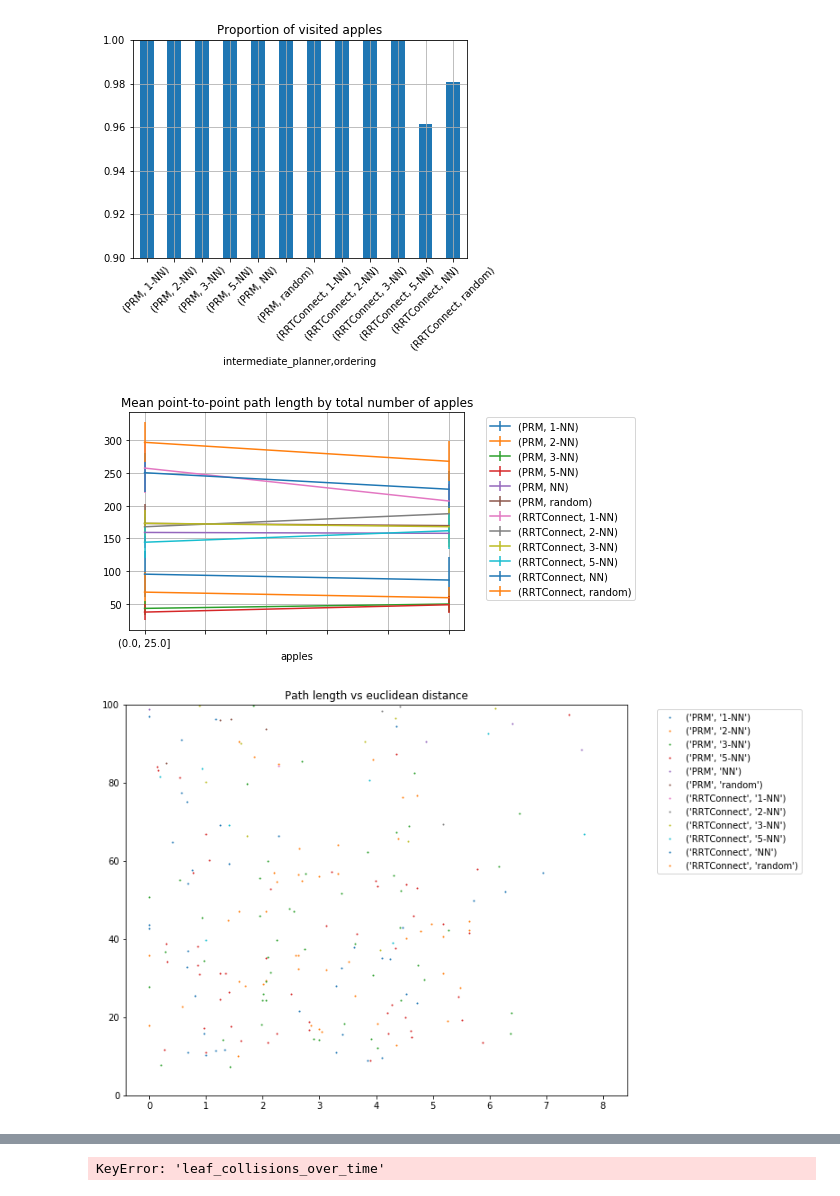
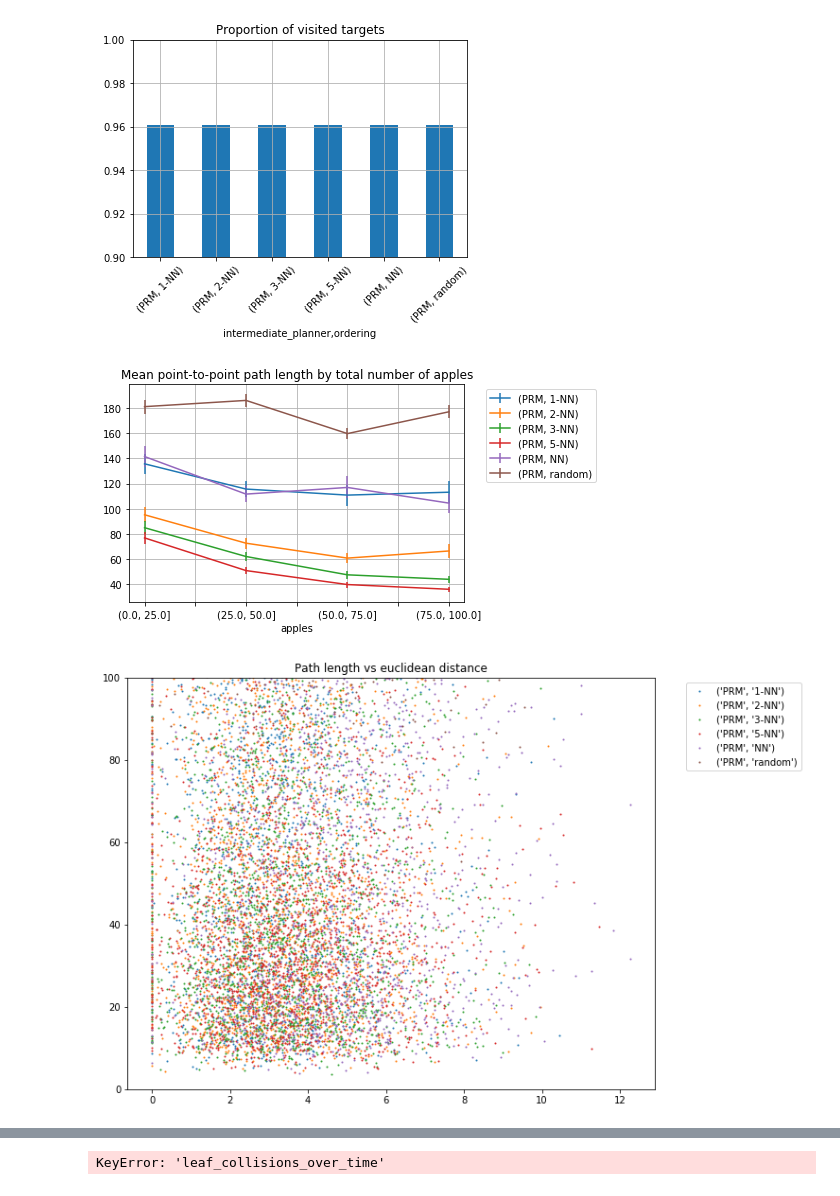
Before and after one commit to werner291/Multigoal-Orchard-Drone-Planning-Library, a Jupyter notebook: analysis/Performance Analysis.ipynb, the cells around one changed output, grey strips where cells are left out. Drawn from its saved outputs; the diff is of its cells as text; code cells hidden in the pictures.

Commit message:
Fixed discrepancy with NearestNeighborpPlanner, then removed it.

```diff
--- a/analysis/Performance Analysis.ipynb
+++ b/analysis/Performance Analysis.ipynb
@@ -5,14 +5,12 @@ import itertools
 import pandas as pd
 import numpy as np
 # %%
-with open('results_test.json') as f:
+with open('results.json') as f:
     data = json.load(f)
 
 data_list = []
 
 for run_idx, run in enumerate(data):
-
-    print(run.keys())
 
     for planner_run in run['planner_runs']:
         for ptp_idx, ptp_run in enumerate(planner_run['segments']):
@@ -69,15 +99,15 @@ plt.show()
 # %%
-# TODO: Should I be taking the mean on a per-run basis? This current method is biased to runs with many apples.
-data_df[(data_df.ptp_idx != 0)]\
-    .groupby(['intermediate_planner', 'ordering'])\
-    .solved.mean()\
-    .plot(kind='bar',rot=45,grid=True)
+solved_agg = data_df[(data_df.ptp_idx != 0)].groupby(['intermediate_planner', 'ordering','run_idx']).agg({'solved':'sum','apples':'first'})
+solved_agg = solved_agg.groupby(['intermediate_planner', 'ordering']).sum()
+solved_proportion = solved_agg.solved / solved_agg.apples
+solved_proportion.plot(kind='bar',rot=45,grid=True)
 
 plt.ylim(0.9,1)
-plt.title('Proportion of visited apples')
+plt.title('Proportion of visited targets')
+plt.savefig('proportion_visited_targets.png')
 plt.show()
 # %% [output]
-[figure, old version]
+[figure, new version]
 # %%
 bins = np.linspace(0,100,5)
 
@@ -92,10 +122,11 @@ for label, df in grouped:
 
 plt.legend(bbox_to_anchor=(1.05, 1))
 plt.title("Mean point-to-point path length by total number of apples")
+plt.savefig('mean_ptp_length_by_num_apples.png')
 plt.grid()
 plt.show()
 # %% [output]
-[figure, old version]
+[figure, new version]
 # %%
 plt.figure(figsize=(10,8))
 for label, df in data_df.groupby(['intermediate_planner', 'ordering']):
@@ -106,7 +137,7 @@ plt.title('Path length vs euclidean distance')
 plt.ylim(0,100)
 plt.show()
 # %% [output]
-[figure, old version]
+[figure, new version]
 # %%
 bins = np.linspace(0,100,5)
 
```
Also changed, not shown: parts of 6 cells of this notebook, 3 other files.
